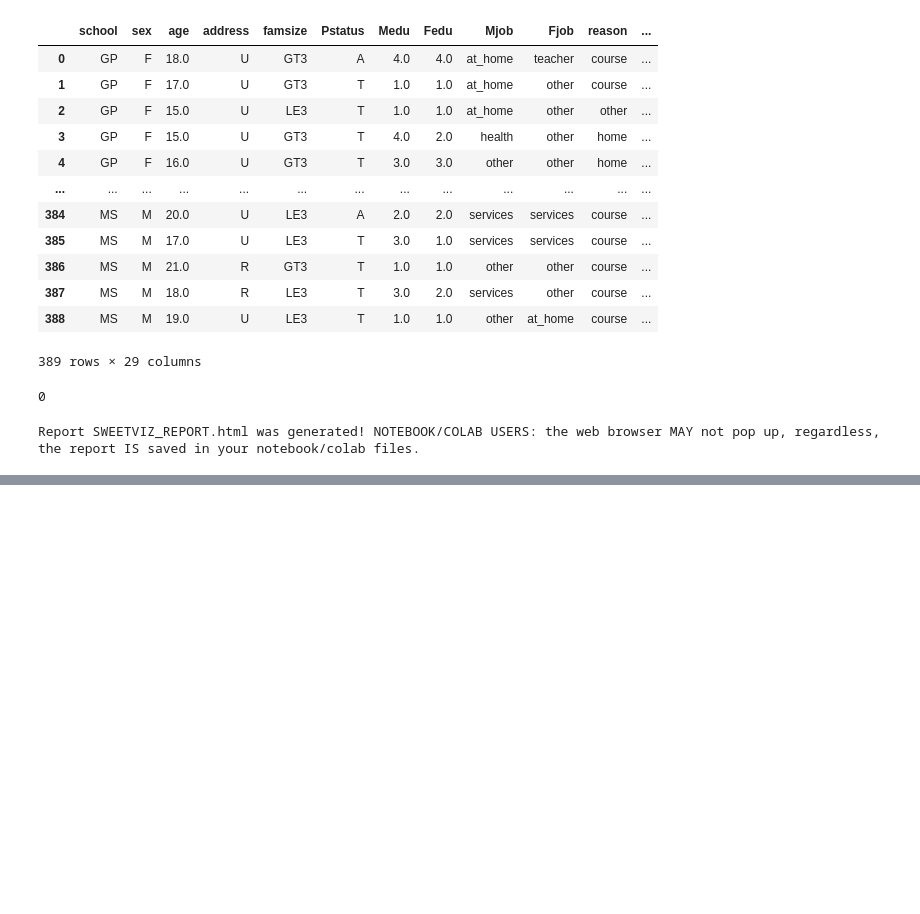
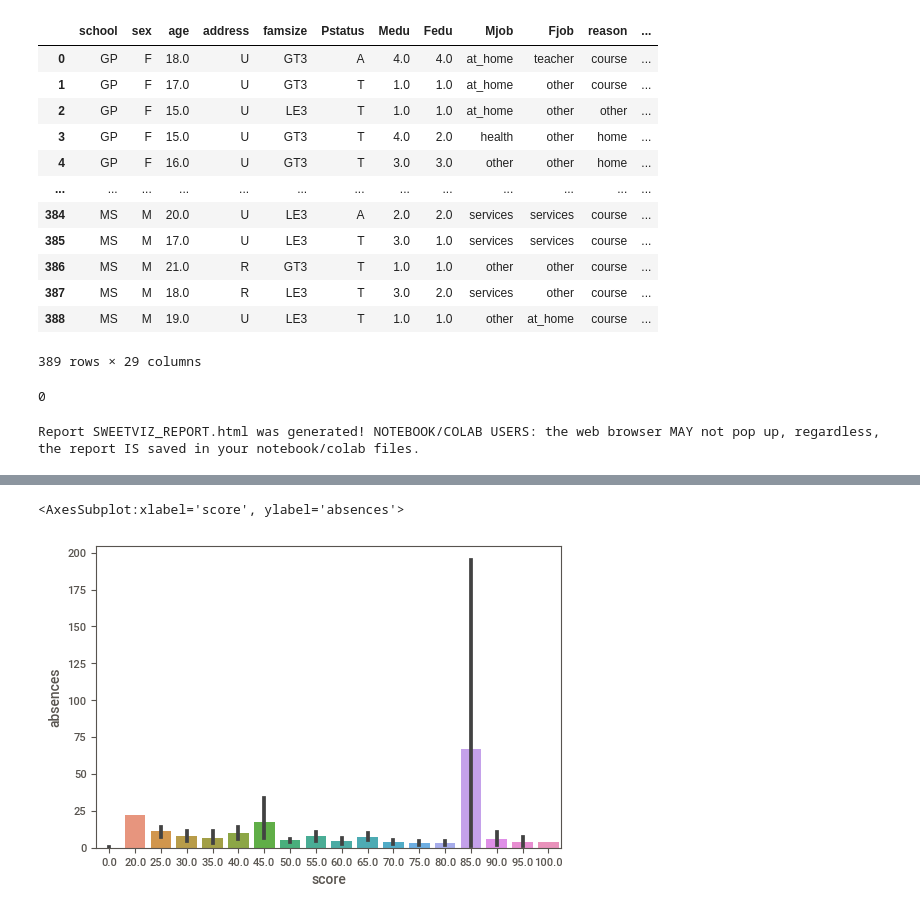
Before and after one commit to iaanlima/skillfactory_rds, a Jupyter notebook: project_2/EDA.ipynb, the cells around one changed output, grey strips where cells are left out. Drawn from its saved outputs; the diff is of its cells as text; code cells hidden in the pictures; blank space fills up the shorter version.

```diff
--- a/project_2/EDA.ipynb
+++ b/project_2/EDA.ipynb
@@ -244,2 +255,7 @@ Report SWEETVIZ_REPORT.html was generated! NOTEBOOK/COLAB USERS: the web browser
+# %%
+sns.barplot(x='score', y='absences', data=df)
+# %% [output]
+<AxesSubplot:xlabel='score', ylabel='absences'>
+[figure, added]
 # %%
 # %% [output]
```
Also changed, not shown: parts of 6 cells of this notebook, 2 other files.
